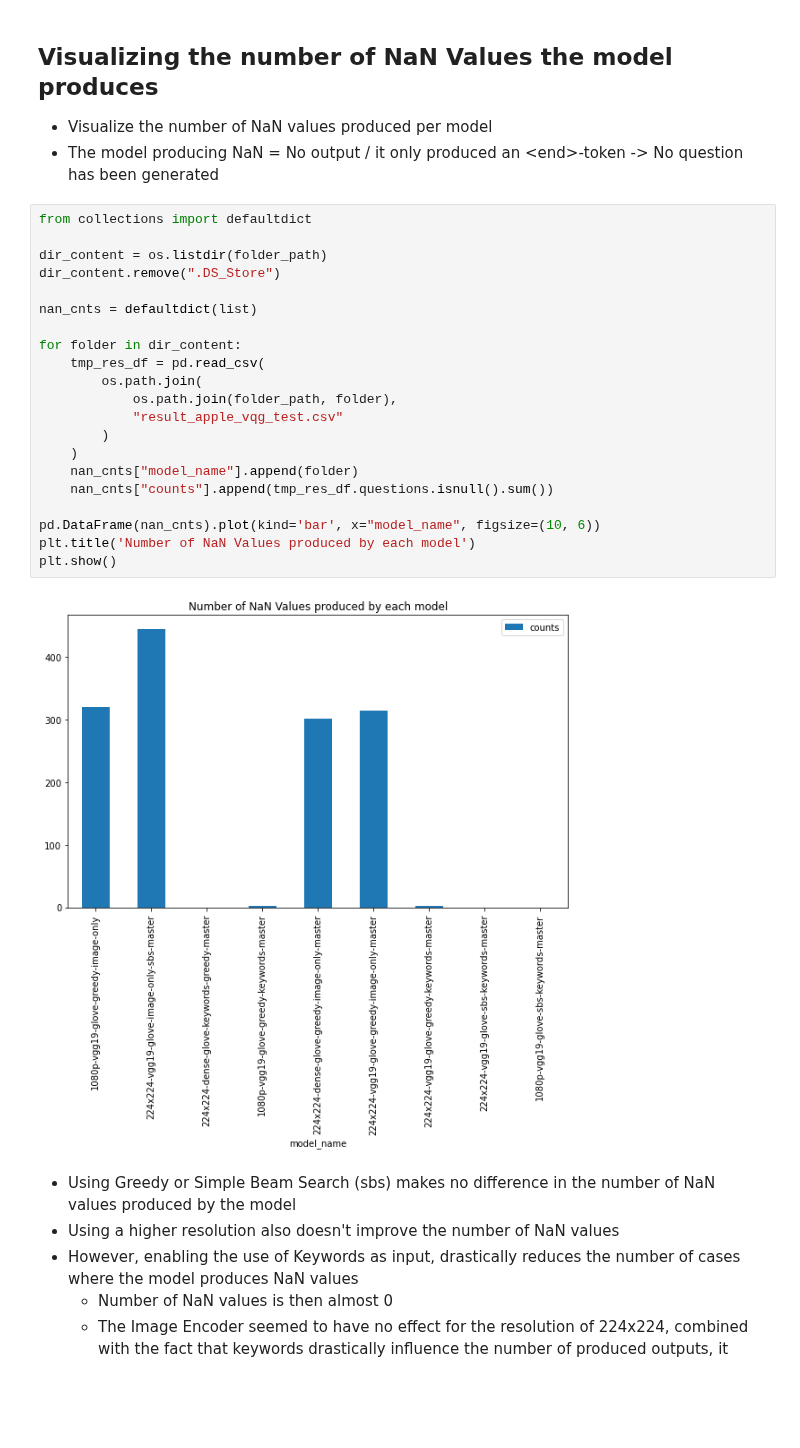
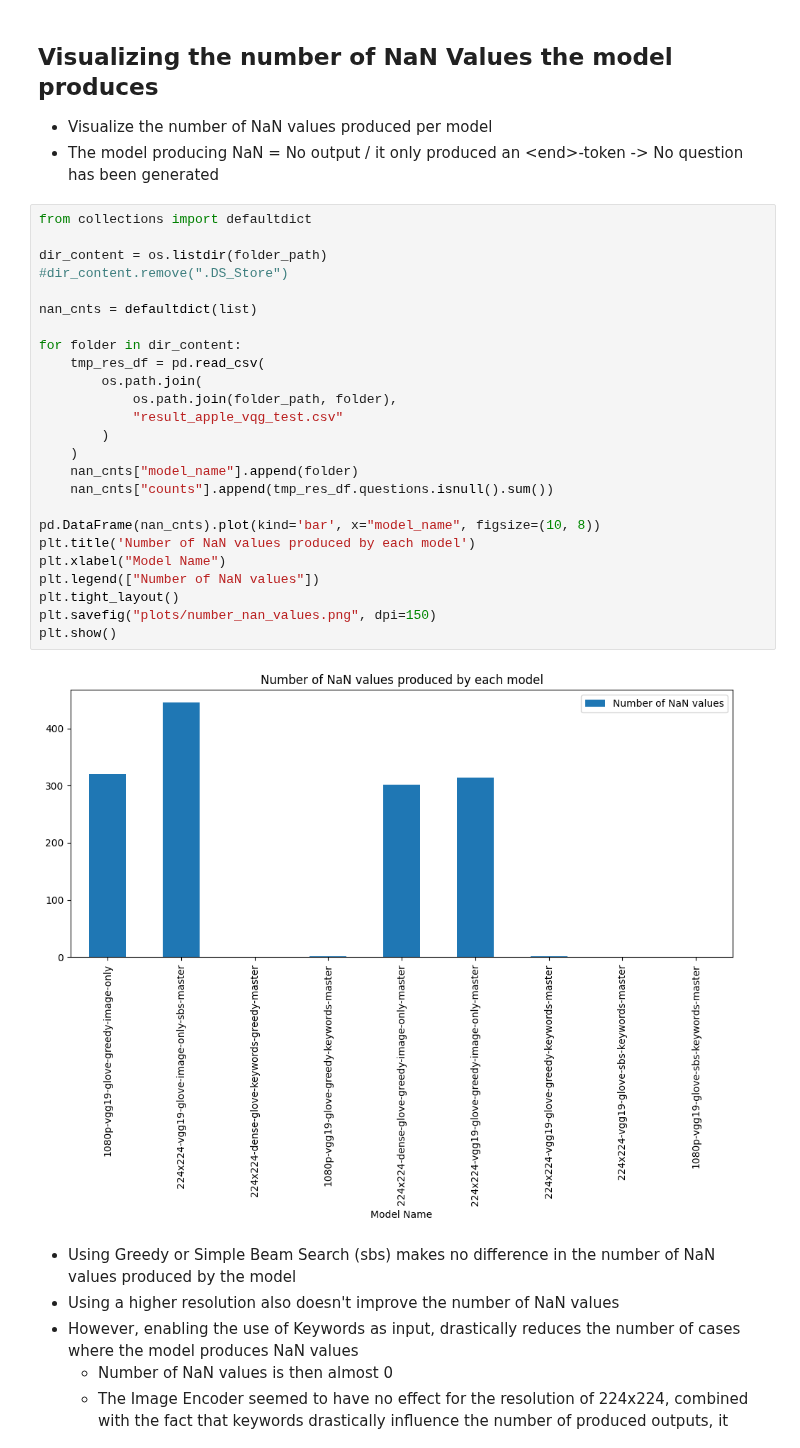
Before and after one commit to Ankinator/ankinator-flashcard-models, a Jupyter notebook: notebooks/models/image-to-text/evaluation.ipynb, the cells around one changed output. Cells and saved outputs as stored; diff of their text form; blank space fills up the shorter version.

```diff
--- a/notebooks/models/image-to-text/evaluation.ipynb
+++ b/notebooks/models/image-to-text/evaluation.ipynb
@@ -84,26 +84,30 @@ res_df
 # %%
 from collections import defaultdict
 
 dir_content = os.listdir(folder_path)
-dir_content.remove(".DS_Store")
+#dir_content.remove(".DS_Store")
 
 nan_cnts = defaultdict(list)
 
 for folder in dir_content:
     tmp_res_df = pd.read_csv(
         os.path.join(
             os.path.join(folder_path, folder),
             "result_apple_vqg_test.csv"
         )
     )
     nan_cnts["model_name"].append(folder)
     nan_cnts["counts"].append(tmp_res_df.questions.isnull().sum())
 
-pd.DataFrame(nan_cnts).plot(kind='bar', x="model_name", figsize=(10, 6))
-plt.title('Number of NaN Values produced by each model')
+pd.DataFrame(nan_cnts).plot(kind='bar', x="model_name", figsize=(10, 8))
+plt.title('Number of NaN values produced by each model')
+plt.xlabel("Model Name")
+plt.legend(["Number of NaN values"])
+plt.tight_layout()
+plt.savefig("plots/number_nan_values.png", dpi=150)
 plt.show()
 # %% [output]
-[figure, old version]
+[figure, new version]
 # %% [markdown]
 - Using Greedy or Simple Beam Search (sbs) makes no difference in the number of NaN values produced by the model
 - Using a higher resolution also doesn't improve the number of NaN values
```
Also changed, not shown: parts of 8 cells of this notebook, 52 other files.
